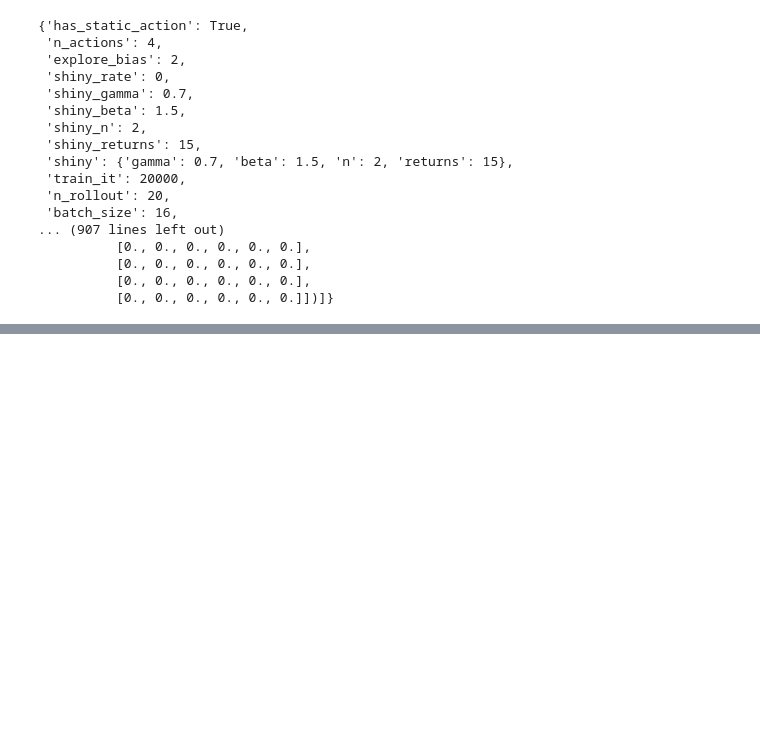
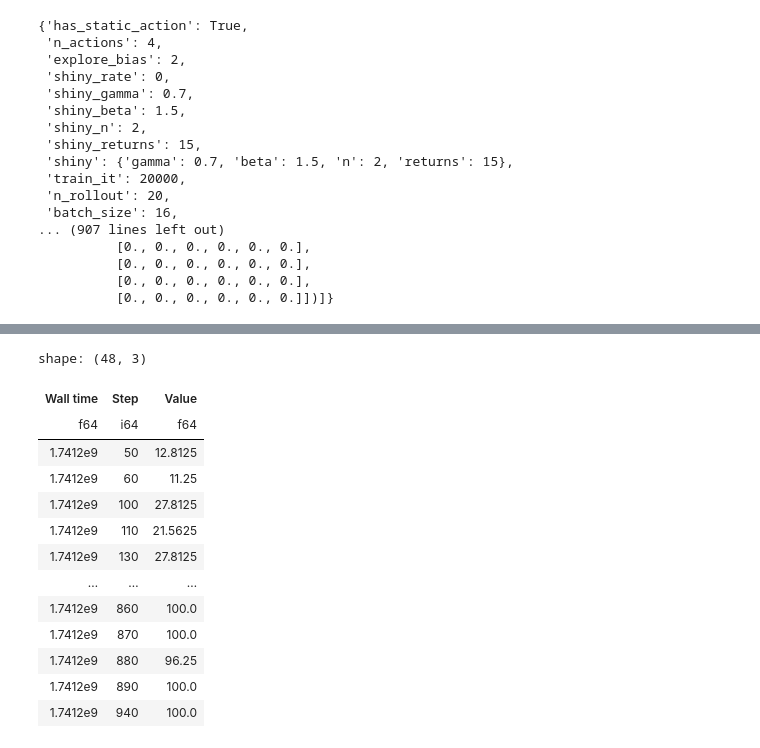
Before and after one commit to hamllab/torch_tem, a Jupyter notebook: jupyter/train.ipynb, the cells around one changed output, grey strips where cells are left out. Cells and saved outputs as stored; diff of their text form; code cells hidden in the pictures; blank space fills up the shorter version.

```diff
--- a/jupyter/train.ipynb
+++ b/jupyter/train.ipynb
@@ -32,0 +76,19 @@ params
+# %%
+df.filter(
+    pl.col("Step").is_between(init, init + offset)
+)
+# %% [output]
+shape: (48, 3)
+| Wall time | Step | Value |
+| f64 | i64 | f64 |
+| 1.7412e9 | 50 | 12.8125 |
+| 1.7412e9 | 60 | 11.25 |
+| 1.7412e9 | 100 | 27.8125 |
+| 1.7412e9 | 110 | 21.5625 |
+| 1.7412e9 | 130 | 27.8125 |
+| … | … | … |
+| 1.7412e9 | 860 | 100.0 |
+| 1.7412e9 | 870 | 100.0 |
+| 1.7412e9 | 880 | 96.25 |
+| 1.7412e9 | 890 | 100.0 |
+| 1.7412e9 | 940 | 100.0 |
```
Also changed, not shown: parts of 4 cells of this notebook.
